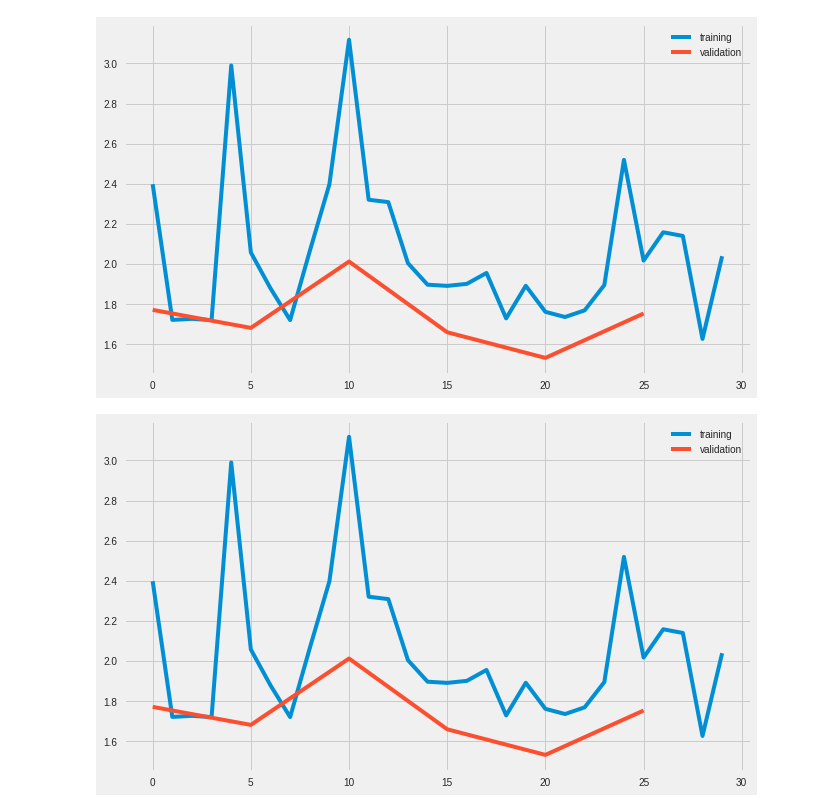
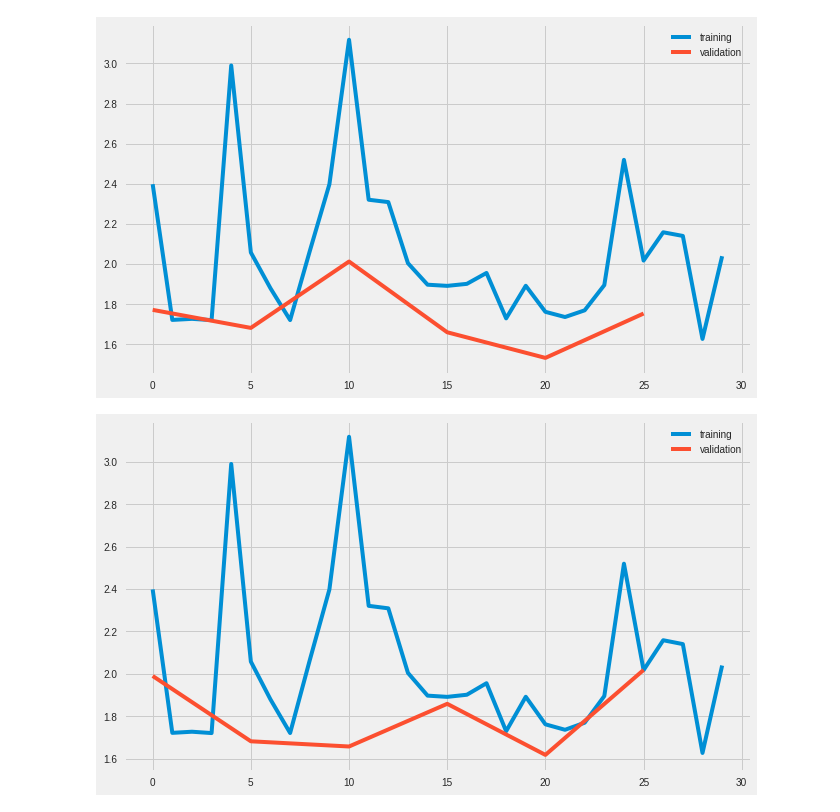
Before and after one commit to thewchan/string_quartets_gen, a Jupyter notebook: notebooks/loss_extraction.ipynb, the cells around one changed output. Drawn from its saved outputs; the diff is of its cells as text; code cells hidden in the pictures.

```diff
--- a/notebooks/loss_extraction.ipynb
+++ b/notebooks/loss_extraction.ipynb
@@ -164,18 +164,18 @@ plt.savefig('temp.png') #might need to try lower learning rate
 # %% [output]
 [figure]
 # %%
-df5 = get_train_loss('../logs/glorot_uniform_lr=0.0625/logs.txt')
-df5_valid = get_valid_loss('../logs/glorot_uniform_lr=0.0625/logs.txt')
+df5 = get_train_loss('../logs/lecum-uniform-lr=0.0625/logs.txt')
+df5_valid = get_valid_loss('../logs/lecum-uniform-lr=0.0625/logs.txt')
 
 
 fig, ax = plt.subplots(figsize=(10, 6))
 ax.plot(df5['epoch_num'], df4['loss (total)'], label='training')
 ax.plot(df5_valid['epoch_num'], df5_valid['loss (total)'], label='validation')
 ax.legend()
 # plt.show()
-plt.savefig('temp.png') #lecum unifor lr=0.0625
+plt.savefig('temp.png') #lecum uniform lr=0.0625
 # %% [output]
-[figure, old version]
+[figure, new version]
 # %%
 sorted(mpl.style.available)
 mpl.style.use('fivethirtyeight')
```
Also changed, not shown: 3 other files.
